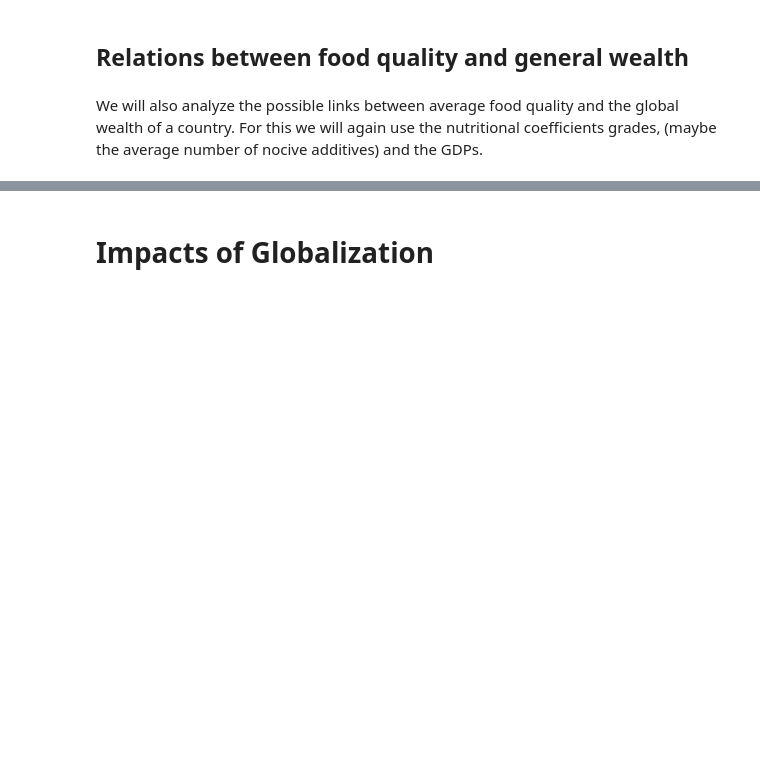
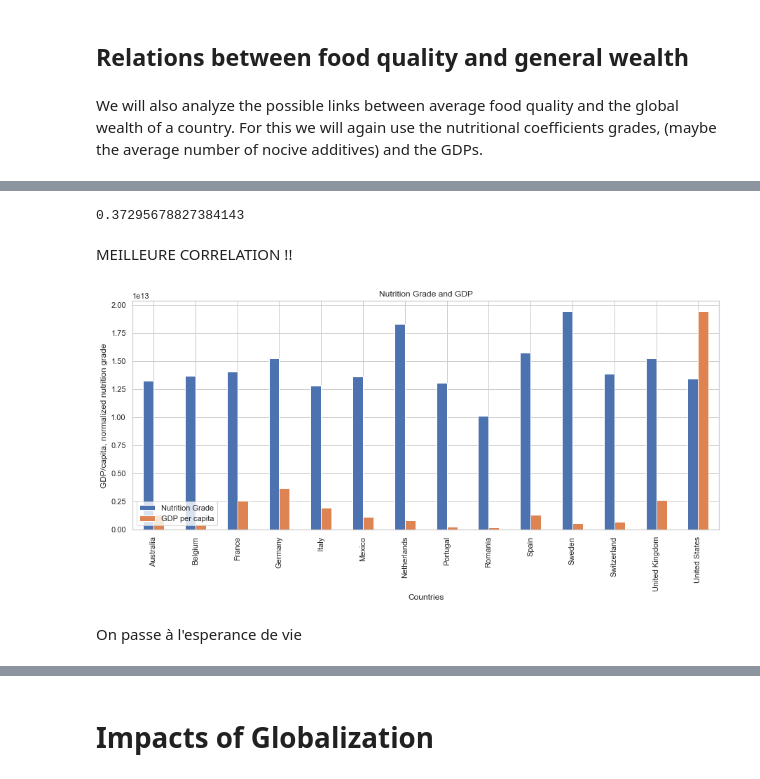
Before and after one commit to coiL10/AdamanTeam, a Jupyter notebook: milestone2.ipynb, the cells around one changed output, grey strips where cells are left out. Saved outputs shown, nothing was run; the diff lists cells and outputs as text; code cells hidden in the pictures; blank space fills up the shorter version.

```diff
--- a/milestone2.ipynb
+++ b/milestone2.ipynb
@@ -941,0 +1008,20 @@ We will also analyze the possible links between average food quality and the glo
+# %%
+np.corrcoef(scores_gdp_capita.nutrition_grade_fr, scores_gdp_capita['2017'])[0, 1]
+# %% [output]
+0.37295678827384143
+# %% [markdown]
+MEILLEURE CORRELATION !!
+# %%
+a = scores_gdp.copy()
+a['nutrition_grade_fr'] = a['nutrition_grade_fr'] / max(a['nutrition_grade_fr']) * max(a['2017'])
+a.columns = ['Nutrition Grade', 'code', 'countries_en', 'GDP per capita']
+ax = a.plot.bar(figsize=(15, 6))
+ax.legend(loc = 3)
+ax.set_xlabel('Countries')
+ax.set_ylabel('GDP/capita, normalized nutrition grade')
+ax.set_title('Nutrition Grade and GDP')
+plt.savefig('grade_gdp_capita.png', bbox_inches="tight")
+# %% [output]
+[figure, added]
+# %% [markdown]
+On passe à l'esperance de vie
```
Also changed, not shown: parts of 23 cells of this notebook, 1 other file.
